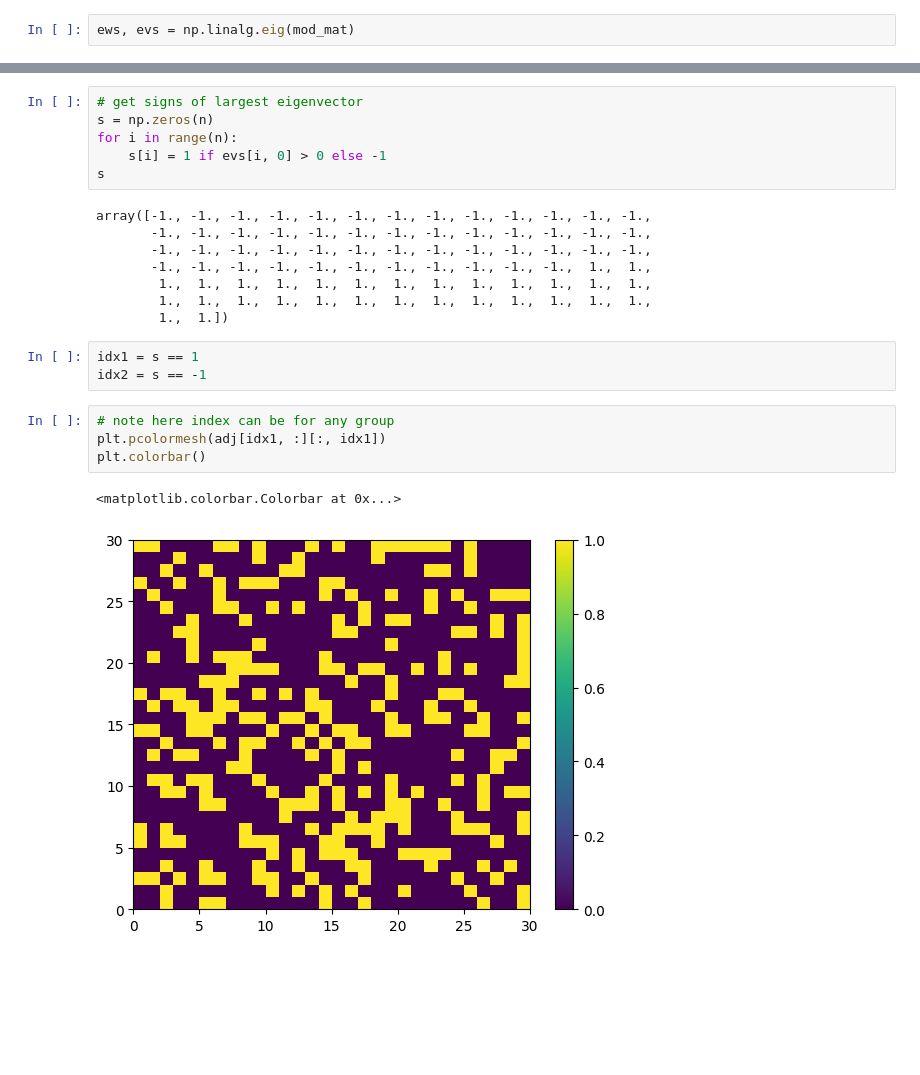
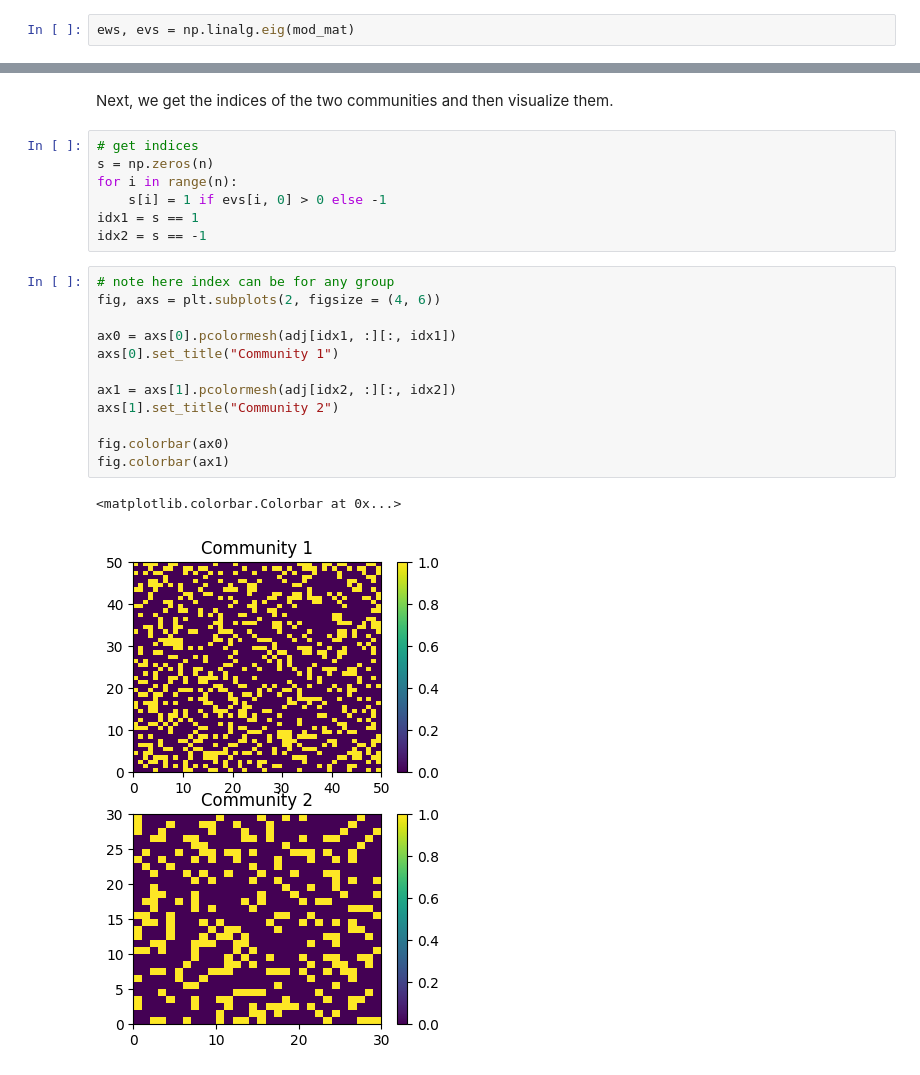
Before and after one commit to Sam-q-3736/community-detection, a Jupyter notebook: modularity.ipynb, the cells around one changed output, grey strips where cells are left out. Cells and saved outputs as stored; diff of their text form; blank space fills up the shorter version.

Commit message:
finished modularity for symmetric graphs

```diff
--- a/modularity.ipynb
+++ b/modularity.ipynb
@@ -90,24 +90,24 @@ for i in range(n):
+# %% [markdown]
+Next, we get the indices of the two communities and then visualize them.
 # %%
-# get signs of largest eigenvector
+# get indices
 s = np.zeros(n)
 for i in range(n):
     s[i] = 1 if evs[i, 0] > 0 else -1
-s
+idx1 = s == 1
+idx2 = s == -1
-# %% [output]
-array([-1., -1., -1., -1., -1., -1., -1., -1., -1., -1., -1., -1., -1.,
-       -1., -1., -1., -1., -1., -1., -1., -1., -1., -1., -1., -1., -1.,
-       -1., -1., -1., -1., -1., -1., -1., -1., -1., -1., -1., -1., -1.,
-       -1., -1., -1., -1., -1., -1., -1., -1., -1., -1., -1.,  1.,  1.,
-        1.,  1.,  1.,  1.,  1.,  1.,  1.,  1.,  1.,  1.,  1.,  1.,  1.,
-        1.,  1.,  1.,  1.,  1.,  1.,  1.,  1.,  1.,  1.,  1.,  1.,  1.,
-        1.,  1.])
-# %%
-idx1 = s == 1
-idx2 = s == -1
 # %%
 # note here index can be for any group
-plt.pcolormesh(adj[idx1, :][:, idx1])
-plt.colorbar()
+fig, axs = plt.subplots(2, figsize = (4, 6))
+
+ax0 = axs[0].pcolormesh(adj[idx1, :][:, idx1])
+axs[0].set_title("Community 1")
+
+ax1 = axs[1].pcolormesh(adj[idx2, :][:, idx2])
+axs[1].set_title("Community 2")
+
+fig.colorbar(ax0)
+fig.colorbar(ax1)
 # %% [output]
 <matplotlib.colorbar.Colorbar at 0x...>
-[figure, old version]
+[figure, new version]
```
Also changed, not shown: parts of 10 cells of this notebook.
